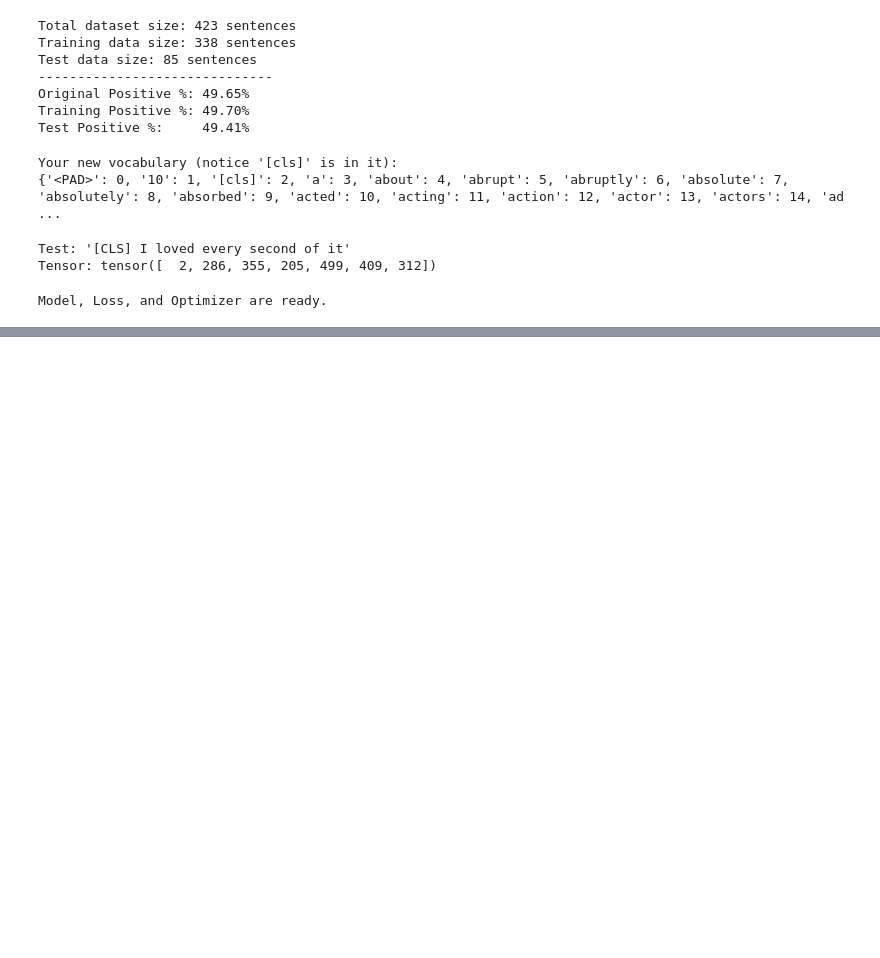
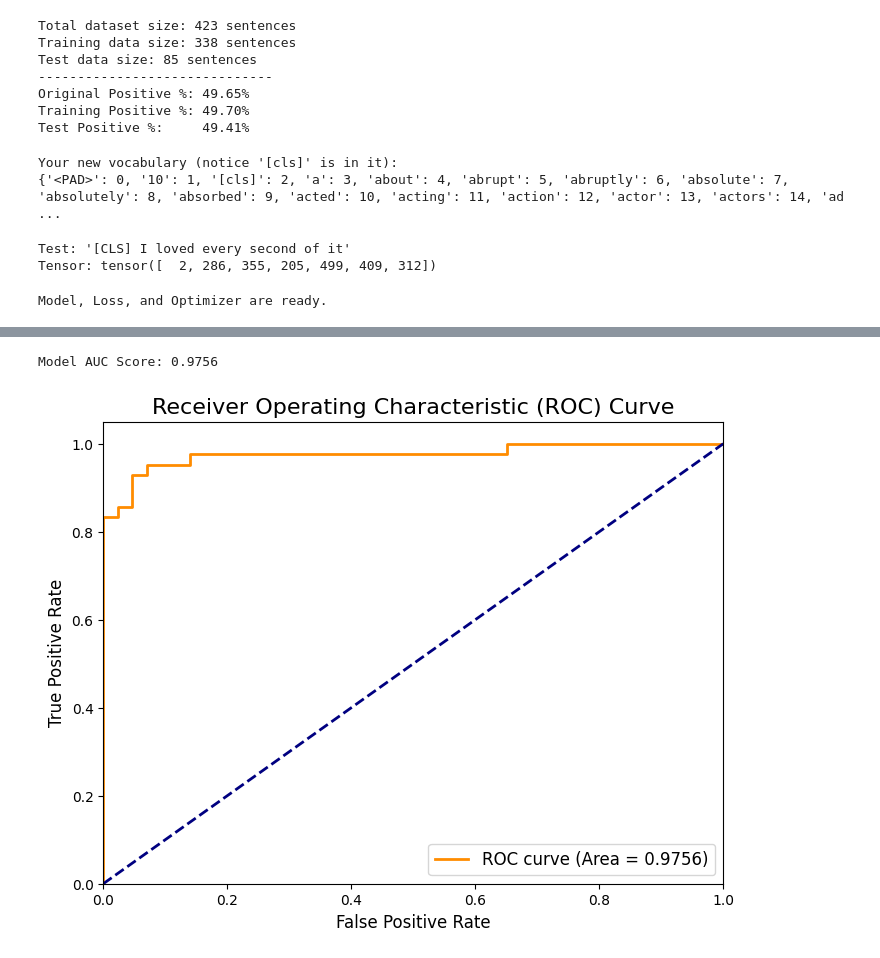
Before and after one commit to sifat371/Sentiment-Analysis, a Jupyter notebook: Sentiment-Analysis/sentimentAnalysis.ipynb, the cells around one changed output, grey strips where cells are left out. Drawn from its saved outputs; the diff is of its cells as text; code cells hidden in the pictures; blank space fills up the shorter version.

```diff
--- a/Sentiment-Analysis/sentimentAnalysis.ipynb
+++ b/Sentiment-Analysis/sentimentAnalysis.ipynb
@@ -797,0 +908,60 @@ weighted avg       0.78      0.78      0.78        85
+# %%
+from sklearn.metrics import roc_curve, auc
+import torch.nn.functional as F
+import matplotlib.pyplot as plt
+
+# --- 1. Get Scores Instead of Predictions ---
+
+# We need the "true" labels
+y_true = []
+# We need the model's *probability score* for the "Positive" class
+y_scores = []
+
+# Put the model in evaluation mode
+model.eval()
+
+with torch.no_grad():
+    for sentence, label in test_data:
+        # Get the raw scores (logits) from the model
+        input_indices = sentence_to_tensor(sentence, vocab)
+        scores = model(input_indices)
+
+        # Convert logits to probabilities (e.g., [0.1, 0.9])
+        probabilities = F.softmax(scores, dim=0)
+
+        # Store the true label
+        y_true.append(label)
+        # Store the probability of the POSITIVE class (which is at index 1)
+        y_scores.append(probabilities[1].item())
+
+# --- 2. Calculate ROC Curve and AUC Score ---
+
+# This function does all the hard work for us
+# It returns the False Positive Rate, True Positive Rate, and the thresholds
+fpr, tpr, thresholds = roc_curve(y_true, y_scores)
+
+# This calculates the Area Under the Curve
+roc_auc = auc(fpr, tpr)
+
+print(f"\nModel AUC Score: {roc_auc:.4f}")
+
+# --- 3. Plot the ROC Curve ---
+
+plt.figure(figsize=(8, 6))
+# Plot the "bowed" curve
+plt.plot(fpr, tpr, color='darkorange', lw=2,
+         label=f'ROC curve (Area = {roc_auc:.4f})')
+# Plot the "guessing" line
+plt.plot([0, 1], [0, 1], color='navy', lw=2, linestyle='--')
+
+# Add labels and title
+plt.xlim([0.0, 1.0])
+plt.ylim([0.0, 1.05])
+plt.xlabel('False Positive Rate', fontsize=12)
+plt.ylabel('True Positive Rate', fontsize=12)
+plt.title('Receiver Operating Characteristic (ROC) Curve', fontsize=16)
+plt.legend(loc="lower right", fontsize=12)
+plt.show()
+# %% [output]
+Model AUC Score: 0.9756
+[figure, added]
```
Also changed, not shown: parts of 7 cells of this notebook, 4 other files.
